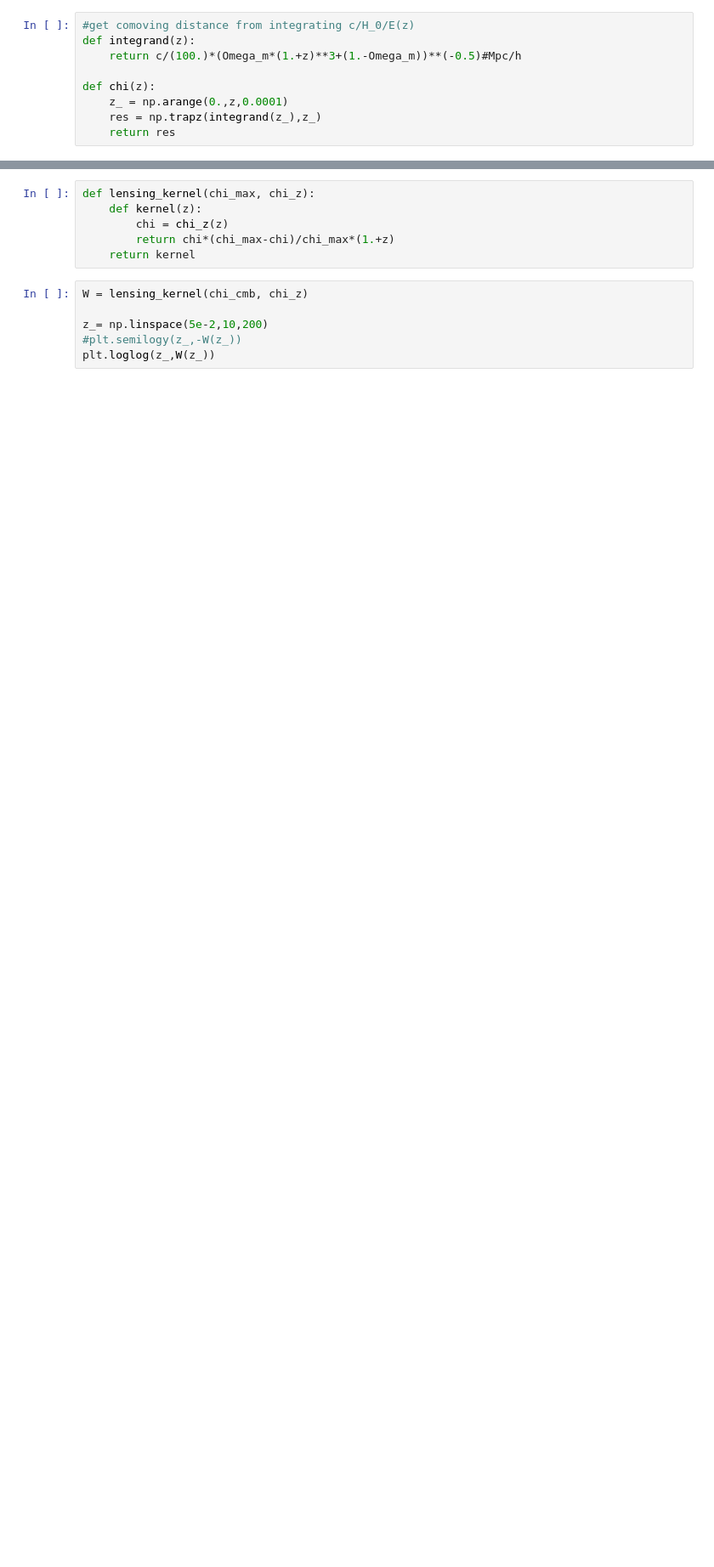
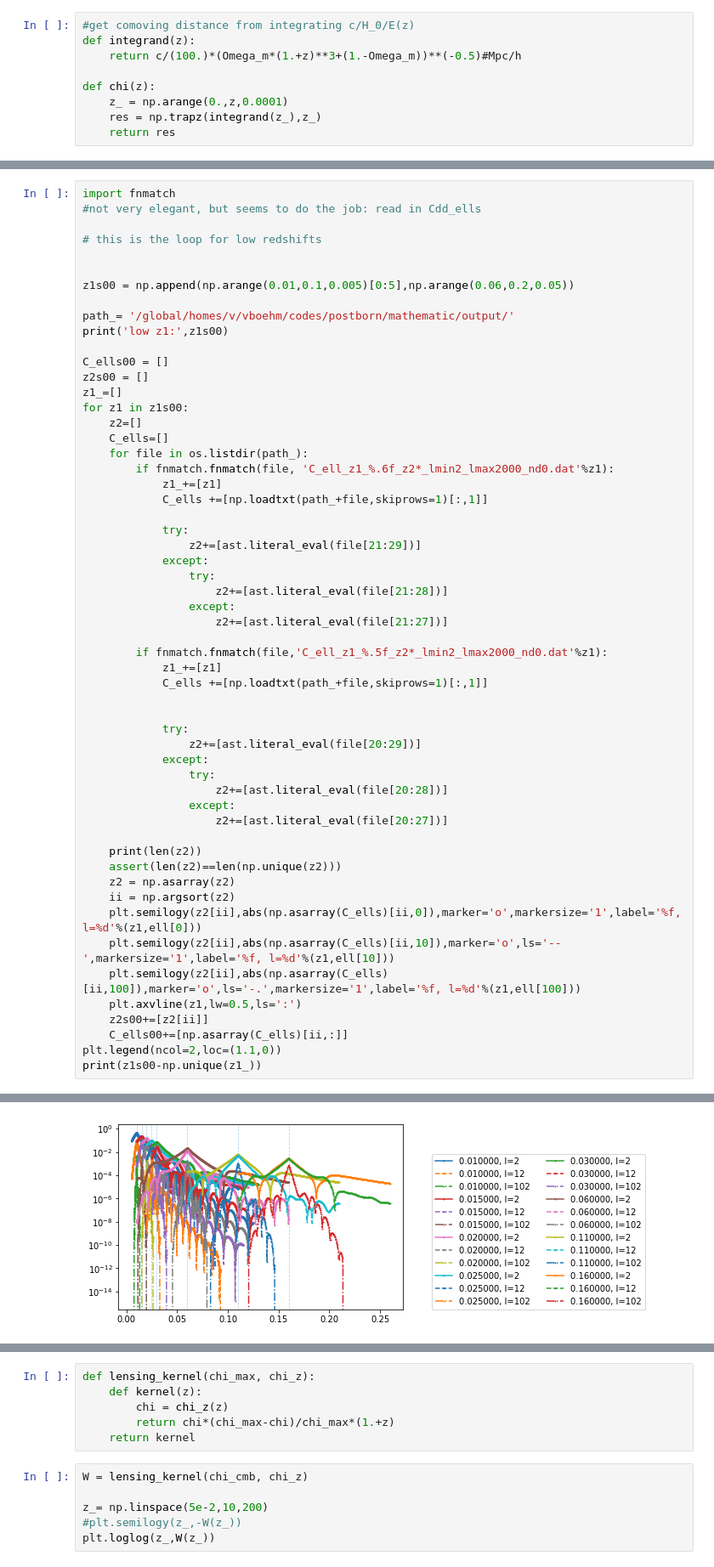
Before and after one commit to VMBoehm/postlimber, a Jupyter notebook: notebooks/IntegrateCldd-highersampling.ipynb, the cells around one changed output, grey strips where cells are left out. Shown: that part at 85% size. Cells and saved outputs as stored; diff of their text form; blank space fills up the shorter version.

```diff
--- a/notebooks/IntegrateCldd-highersampling.ipynb
+++ b/notebooks/IntegrateCldd-highersampling.ipynb
@@ -84,0 +98,57 @@ print('Distance to CMB:',chi_cmb)
+# %%
+import fnmatch
+#not very elegant, but seems to do the job: read in Cdd_ells
+
+# this is the loop for low redshifts
+
+
+z1s00 = np.append(np.arange(0.01,0.1,0.005)[0:5],np.arange(0.06,0.2,0.05))
+
+path_= '/global/homes/v/vboehm/codes/postborn/mathematic/output/'
+print('low z1:',z1s00)
+
+C_ells00 = []
+z2s00 = []
+z1_=[]
+for z1 in z1s00:
+    z2=[]
+    C_ells=[]
+    for file in os.listdir(path_):
+        if fnmatch.fnmatch(file, 'C_ell_z1_%.6f_z2*_lmin2_lmax2000_nd0.dat'%z1):
+            z1_+=[z1]
+            C_ells +=[np.loadtxt(path_+file,skiprows=1)[:,1]]
+
+            try:
+                z2+=[ast.literal_eval(file[21:29])]
+            except:
+                try:
+                    z2+=[ast.literal_eval(file[21:28])]
+                except:
+                    z2+=[ast.literal_eval(file[21:27])]
+
+        if fnmatch.fnmatch(file,'C_ell_z1_%.5f_z2*_lmin2_lmax2000_nd0.dat'%z1):
+            z1_+=[z1]
+            C_ells +=[np.loadtxt(path_+file,skiprows=1)[:,1]]
+
+
+            try:
+                z2+=[ast.literal_eval(file[20:29])]
+            except:
+                try:
+                    z2+=[ast.literal_eval(file[20:28])]
+                except:
+                    z2+=[ast.literal_eval(file[20:27])]
+
+    print(len(z2))
+    assert(len(z2)==len(np.unique(z2)))
+    z2 = np.asarray(z2)
+    ii = np.argsort(z2)
+    plt.semilogy(z2[ii],abs(np.asarray(C_ells)[ii,0]),marker='o',markersize='1',label='%f, l=%d'%(z1,ell[0]))
+    plt.semilogy(z2[ii],abs(np.asarray(C_ells)[ii,10]),marker='o',ls='--',markersize='1',label='%f, l=%d'%(z1,ell[10]))
+    plt.semilogy(z2[ii],abs(np.asarray(C_ells)[ii,100]),marker='o',ls='-.',markersize='1',label='%f, l=%d'%(z1,ell[100]))
+    plt.axvline(z1,lw=0.5,ls=':')
+    z2s00+=[z2[ii]]
+    C_ells00+=[np.asarray(C_ells)[ii,:]]
+plt.legend(ncol=2,loc=(1.1,0))
+print(z1s00-np.unique(z1_))
+# %% [output]
@@ -85,3 +165,4 @@ print('Distance to CMB:',chi_cmb)
+[figure, added]
 # %%
 import fnmatch
 #not very elegant, but seems to do the job: read in Cdd_ells
```
Also changed, not shown: parts of 15 cells of this notebook, 2 other files.
